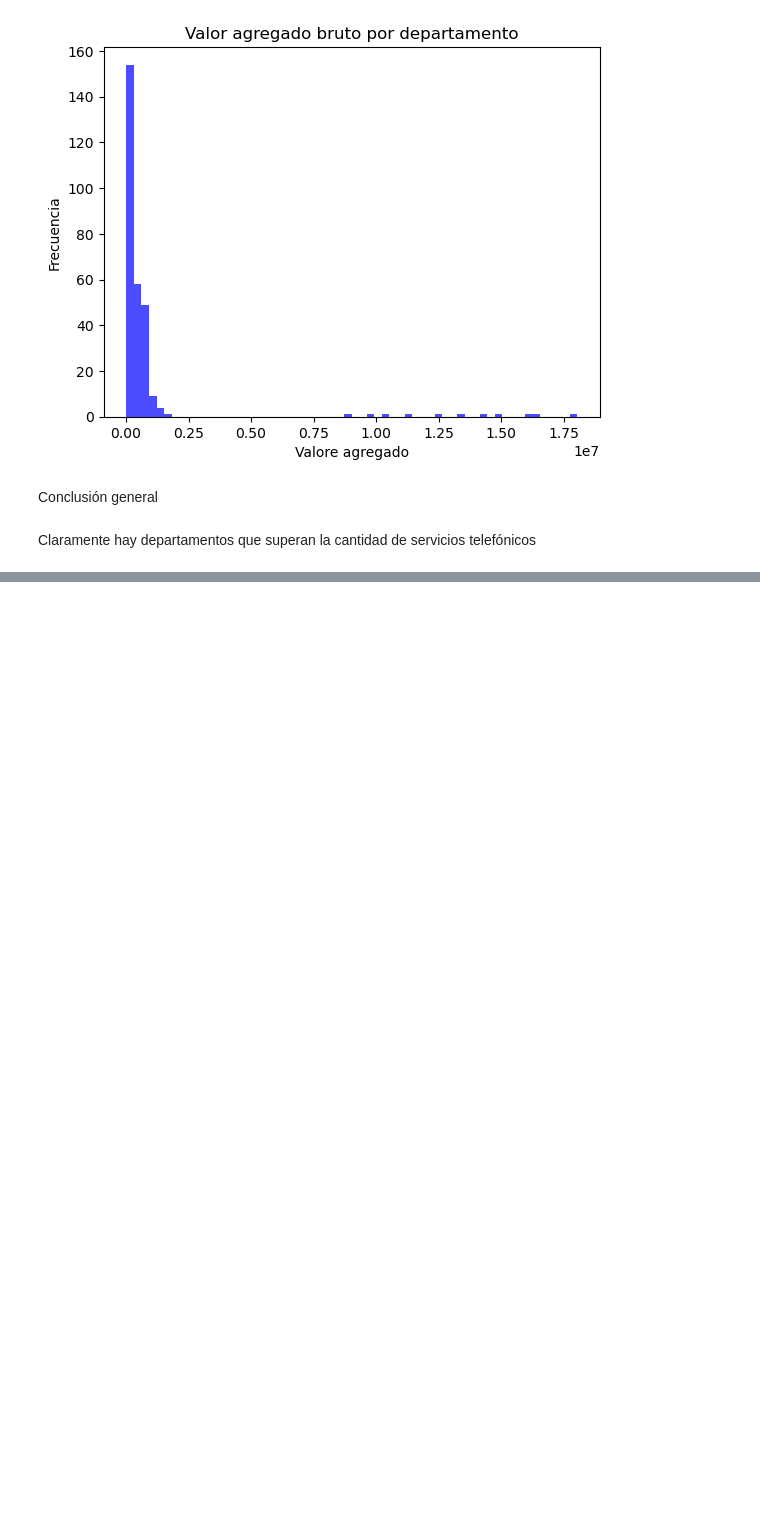
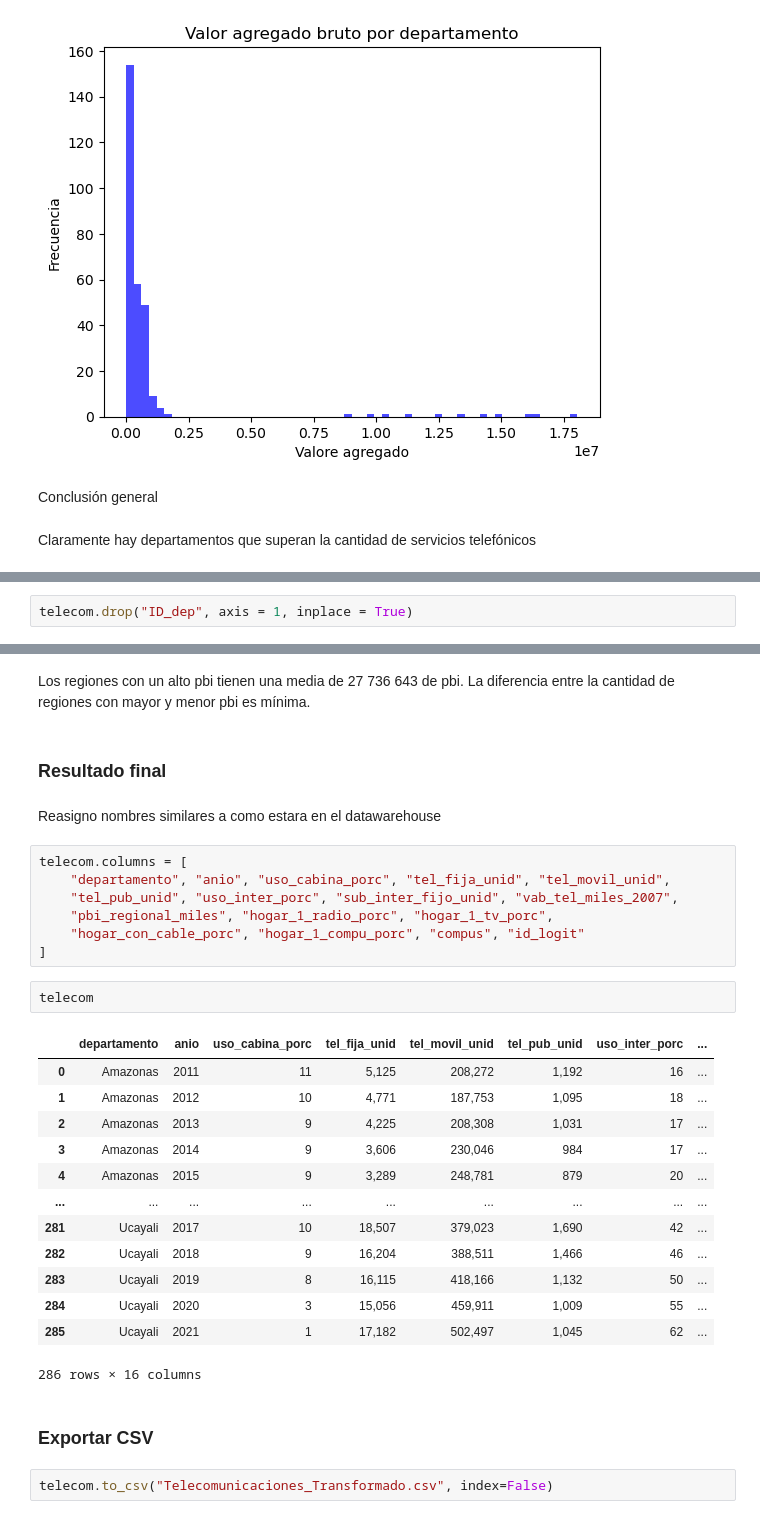
Before and after one commit to Sebastian-Landeo/Telecomunicaciones-Per-ETL, a Jupyter notebook: Transformación.ipynb, the cells around one changed output, grey strips where cells are left out. Cells and saved outputs as stored; diff of their text form; blank space fills up the shorter version.

Commit message:
Resultado final de la transformación

```diff
--- a/Transformación.ipynb
+++ b/Transformación.ipynb
@@ -589,0 +648,2 @@ Claramente hay departamentos que superan la cantidad de servicios telefónicos
+# %%
+telecom.drop("ID_dep", axis = 1, inplace = True)
@@ -589,0 +694,33 @@ Claramente hay departamentos que superan la cantidad de servicios telefónicos
+# %% [markdown]
+Los regiones con un alto pbi tienen una media de 27 736 643 de pbi. La diferencia entre la cantidad de regiones con mayor y menor pbi es mínima.
+# %% [markdown]
+### Resultado final
+# %% [markdown]
+Reasigno nombres similares a como estara en el datawarehouse
+# %%
+telecom.columns = [
+    "departamento", "anio", "uso_cabina_porc", "tel_fija_unid", "tel_movil_unid",
+    "tel_pub_unid", "uso_inter_porc", "sub_inter_fijo_unid", "vab_tel_miles_2007",
+    "pbi_regional_miles", "hogar_1_radio_porc", "hogar_1_tv_porc",
+    "hogar_con_cable_porc", "hogar_1_compu_porc", "compus", "id_logit"
+]
+# %%
+telecom
+# %% [output]
+|  | departamento | anio | uso_cabina_porc | tel_fija_unid | tel_movil_unid | tel_pub_unid | uso_inter_porc | ... |
+| 0 | Amazonas | 2011 | 11 | 5,125 | 208,272 | 1,192 | 16 | ... |
+| 1 | Amazonas | 2012 | 10 | 4,771 | 187,753 | 1,095 | 18 | ... |
+| 2 | Amazonas | 2013 | 9 | 4,225 | 208,308 | 1,031 | 17 | ... |
+| 3 | Amazonas | 2014 | 9 | 3,606 | 230,046 | 984 | 17 | ... |
+| 4 | Amazonas | 2015 | 9 | 3,289 | 248,781 | 879 | 20 | ... |
+| ... | ... | ... | ... | ... | ... | ... | ... | ... |
+| 281 | Ucayali | 2017 | 10 | 18,507 | 379,023 | 1,690 | 42 | ... |
+| 282 | Ucayali | 2018 | 9 | 16,204 | 388,511 | 1,466 | 46 | ... |
+| 283 | Ucayali | 2019 | 8 | 16,115 | 418,166 | 1,132 | 50 | ... |
+| 284 | Ucayali | 2020 | 3 | 15,056 | 459,911 | 1,009 | 55 | ... |
+| 285 | Ucayali | 2021 | 1 | 17,182 | 502,497 | 1,045 | 62 | ... |
+286 rows × 16 columns
+# %% [markdown]
+### Exportar CSV
+# %%
+telecom.to_csv("Telecomunicaciones_Transformado.csv", index=False)
```
Also changed, not shown: parts of 30 cells of this notebook, 1 other file.
